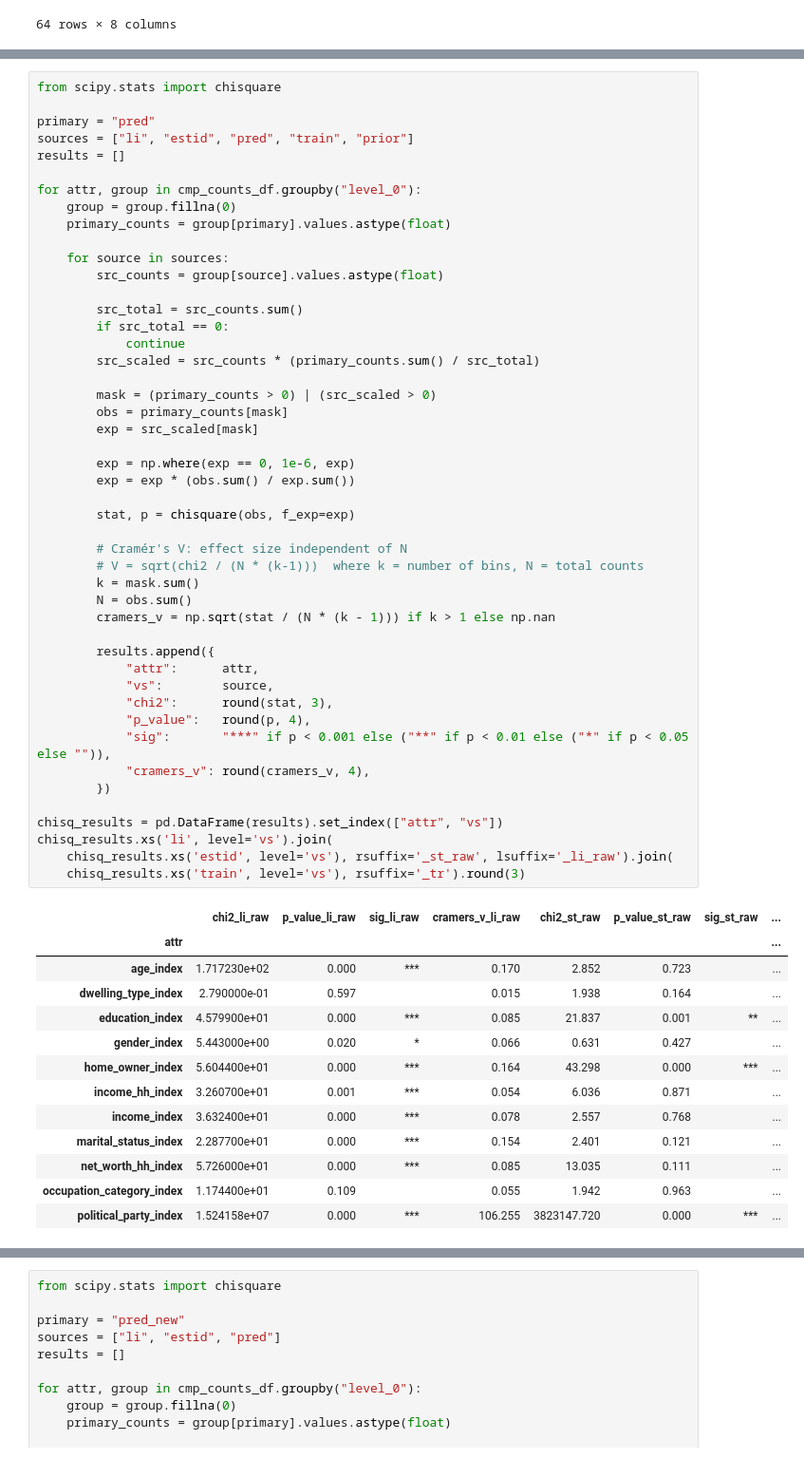
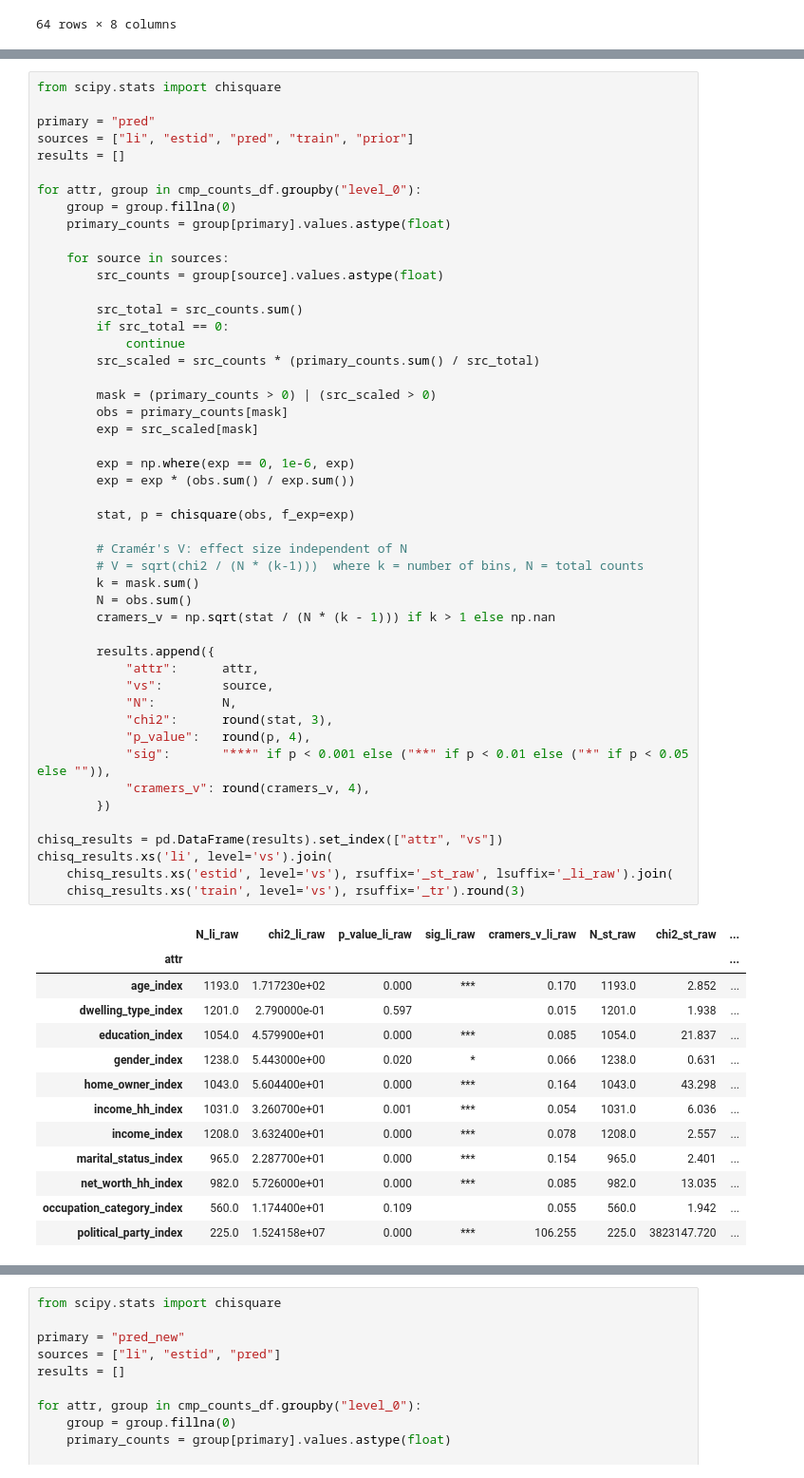
Before and after one commit to ravi-sharethis/python-notebooks, a Jupyter notebook: demo_debug.ipynb, the cells around one changed output, grey strips where cells are left out. Shown at 95% size. Drawn from its saved outputs; the diff is of its cells as text.

```diff
--- a/demo_debug.ipynb
+++ b/demo_debug.ipynb
@@ -666,43 +688,44 @@ for attr, group in cmp_counts_df.groupby("level_0"):
 
         mask = (primary_counts > 0) | (src_scaled > 0)
         obs = primary_counts[mask]
         exp = src_scaled[mask]
 
         exp = np.where(exp == 0, 1e-6, exp)
         exp = exp * (obs.sum() / exp.sum())
 
         stat, p = chisquare(obs, f_exp=exp)
 
         # Cramér's V: effect size independent of N
         # V = sqrt(chi2 / (N * (k-1)))  where k = number of bins, N = total counts
         k = mask.sum()
         N = obs.sum()
         cramers_v = np.sqrt(stat / (N * (k - 1))) if k > 1 else np.nan
 
         results.append({
             "attr":      attr,
             "vs":        source,
+            "N":         N,
             "chi2":      round(stat, 3),
             "p_value":   round(p, 4),
             "sig":       "***" if p < 0.001 else ("**" if p < 0.01 else ("*" if p < 0.05 else "")),
             "cramers_v": round(cramers_v, 4),
         })
 
 chisq_results = pd.DataFrame(results).set_index(["attr", "vs"])
 chisq_results.xs('li', level='vs').join(
     chisq_results.xs('estid', level='vs'), rsuffix='_st_raw', lsuffix='_li_raw').join(
     chisq_results.xs('train', level='vs'), rsuffix='_tr').round(3)
 # %% [output]
-|  | chi2_li_raw | p_value_li_raw | sig_li_raw | cramers_v_li_raw | chi2_st_raw | p_value_st_raw | sig_st_raw | ... |
+|  | N_li_raw | chi2_li_raw | p_value_li_raw | sig_li_raw | cramers_v_li_raw | N_st_raw | chi2_st_raw | ... |
 | attr |  |  |  |  |  |  |  | ... |
-| age_index | 1.717230e+02 | 0.000 | *** | 0.170 | 2.852 | 0.723 |  | ... |
-| dwelling_type_index | 2.790000e-01 | 0.597 |  | 0.015 | 1.938 | 0.164 |  | ... |
-| education_index | 4.579900e+01 | 0.000 | *** | 0.085 | 21.837 | 0.001 | ** | ... |
-| gender_index | 5.443000e+00 | 0.020 | * | 0.066 | 0.631 | 0.427 |  | ... |
-| home_owner_index | 5.604400e+01 | 0.000 | *** | 0.164 | 43.298 | 0.000 | *** | ... |
-| income_hh_index | 3.260700e+01 | 0.001 | *** | 0.054 | 6.036 | 0.871 |  | ... |
-| income_index | 3.632400e+01 | 0.000 | *** | 0.078 | 2.557 | 0.768 |  | ... |
-| marital_status_index | 2.287700e+01 | 0.000 | *** | 0.154 | 2.401 | 0.121 |  | ... |
-| net_worth_hh_index | 5.726000e+01 | 0.000 | *** | 0.085 | 13.035 | 0.111 |  | ... |
-| occupation_category_index | 1.174400e+01 | 0.109 |  | 0.055 | 1.942 | 0.963 |  | ... |
-| political_party_index | 1.524158e+07 | 0.000 | *** | 106.255 | 3823147.720 | 0.000 | *** | ... |
+| age_index | 1193.0 | 1.717230e+02 | 0.000 | *** | 0.170 | 1193.0 | 2.852 | ... |
+| dwelling_type_index | 1201.0 | 2.790000e-01 | 0.597 |  | 0.015 | 1201.0 | 1.938 | ... |
+| education_index | 1054.0 | 4.579900e+01 | 0.000 | *** | 0.085 | 1054.0 | 21.837 | ... |
+| gender_index | 1238.0 | 5.443000e+00 | 0.020 | * | 0.066 | 1238.0 | 0.631 | ... |
+| home_owner_index | 1043.0 | 5.604400e+01 | 0.000 | *** | 0.164 | 1043.0 | 43.298 | ... |
+| income_hh_index | 1031.0 | 3.260700e+01 | 0.001 | *** | 0.054 | 1031.0 | 6.036 | ... |
+| income_index | 1208.0 | 3.632400e+01 | 0.000 | *** | 0.078 | 1208.0 | 2.557 | ... |
+| marital_status_index | 965.0 | 2.287700e+01 | 0.000 | *** | 0.154 | 965.0 | 2.401 | ... |
+| net_worth_hh_index | 982.0 | 5.726000e+01 | 0.000 | *** | 0.085 | 982.0 | 13.035 | ... |
+| occupation_category_index | 560.0 | 1.174400e+01 | 0.109 |  | 0.055 | 560.0 | 1.942 | ... |
+| political_party_index | 225.0 | 1.524158e+07 | 0.000 | *** | 106.255 | 225.0 | 3823147.720 | ... |
```
Also changed, not shown: parts of 4 cells of this notebook, 8 other files.
